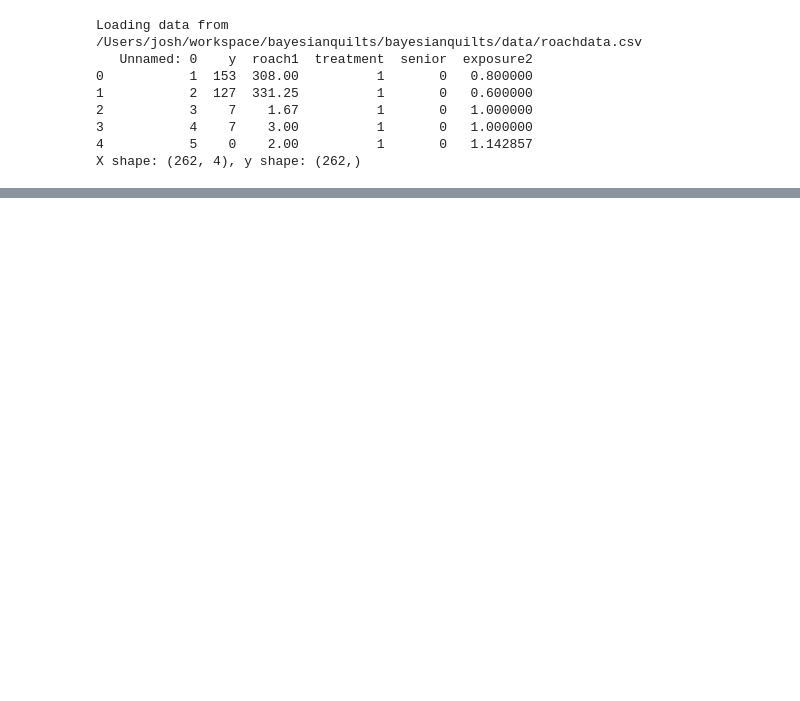
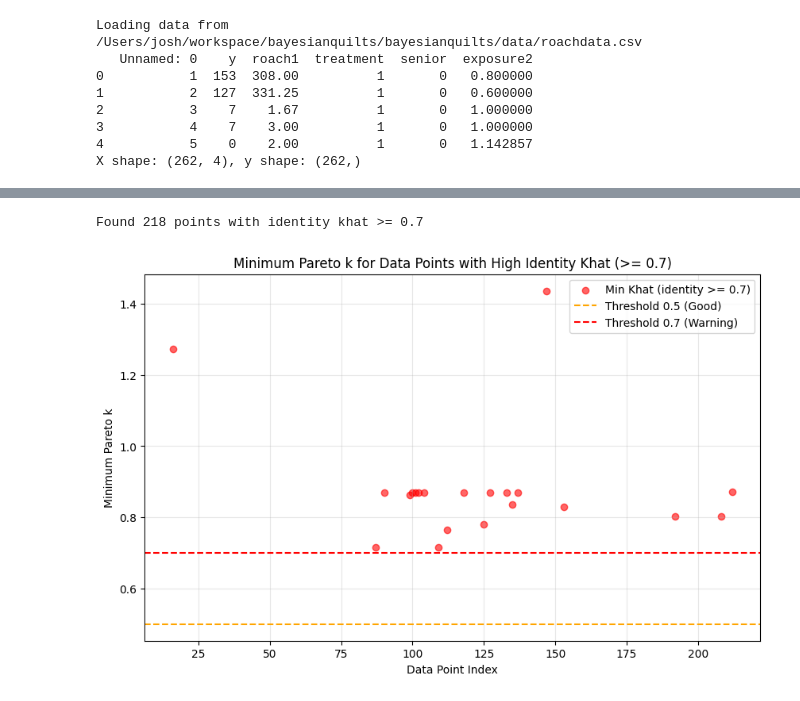
Before and after one commit to mederrata/bayesianquilts, a Jupyter notebook: notebooks/roach/poisson_regresion.ipynb, the cells around one changed output, grey strips where cells are left out. Saved outputs shown, nothing was run; the diff lists cells and outputs as text; code cells hidden in the pictures; blank space fills up the shorter version.

```diff
--- a/notebooks/roach/poisson_regresion.ipynb
+++ b/notebooks/roach/poisson_regresion.ipynb
@@ -256,0 +414,26 @@ for method, res in results.items():
+# %%
+# Conditional plot: Min khat where identity khat >= 0.7
+if 'identity' in method_khats:
+    identity_khat = method_khats['identity']
+    # Filter indices
+    high_khat_indices = np.where(identity_khat >= 0.7)[0]
+
+    if len(high_khat_indices) > 0:
+        print(f"Found {len(high_khat_indices)} points with identity khat >= 0.7")
+        min_khats_filtered = min_khats[high_khat_indices]
+
+        plt.figure(figsize=(10, 6))
+        plt.scatter(high_khat_indices, min_khats_filtered, c='red', alpha=0.6, label='Min Khat (identity >= 0.7)')
+        plt.axhline(y=0.5, color='orange', linestyle='--', label='Threshold 0.5 (Good)')
+        plt.axhline(y=0.7, color='red', linestyle='--', label='Threshold 0.7 (Warning)')
+        plt.xlabel('Data Point Index')
+        plt.ylabel('Minimum Pareto k')
+        plt.title('Minimum Pareto k for Data Points with High Identity Khat (>= 0.7)')
+        plt.legend()
+        plt.grid(True, alpha=0.3)
+        plt.show()
+    else:
+        print("No points found with identity khat >= 0.7")
+# %% [output]
+Found 218 points with identity khat >= 0.7
+[figure, added]
```
Also changed, not shown: parts of 6 cells of this notebook, 6 other files.
